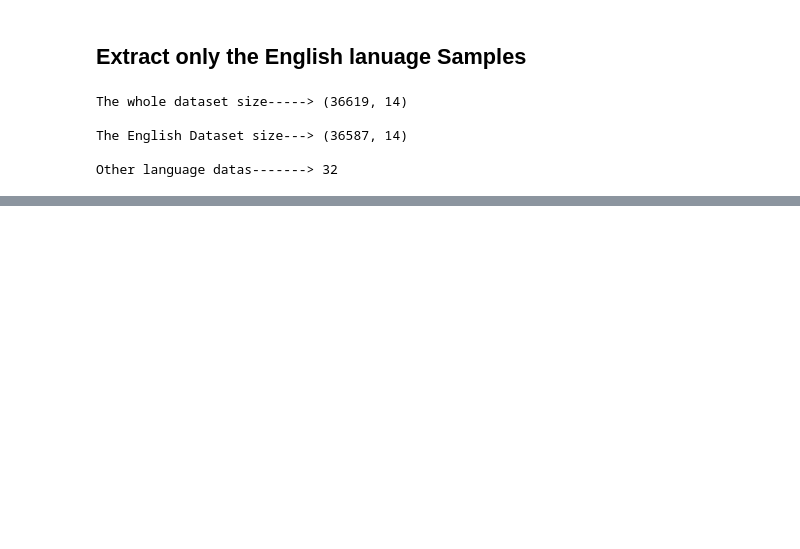
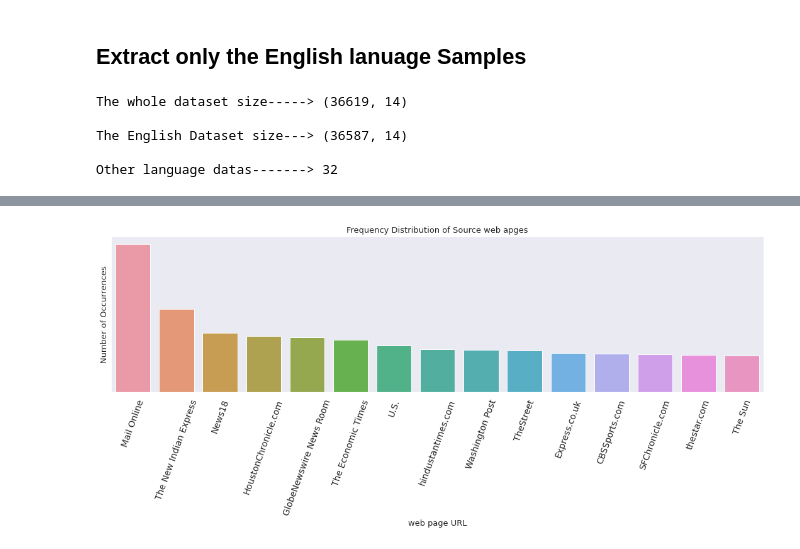
Before and after one commit to pavi-ninjaac/Specrom_Analysis, a Jupyter notebook: EDA.ipynb, the cells around one changed output, grey strips where cells are left out. Cells and saved outputs as stored; diff of their text form; code cells hidden in the pictures; blank space fills up the shorter version.

```diff
--- a/EDA.ipynb
+++ b/EDA.ipynb
@@ -161,0 +231,5 @@ English
+# %%
+# distribution of site names
+site_count = data['site_name'].value_counts()
+top_15_site_count = site_count[:15]
+top_15_site_count
@@ -161,0 +253,17 @@ English
+# %%
+f, axes = plt.subplots(1, 1, figsize=(15, 7), sharex=True)
+
+sns.set(style = 'darkgrid')
+sns.barplot(x=top_15_site_count.index , y = top_15_site_count.values , alpha=0.95)
+
+plt.title('Frequency Distribution of Source web apges', fontsize=13)
+plt.ylabel('Number of Occurrences', fontsize=13)
+plt.xlabel('web page URL', fontsize=13)
+
+plt.xticks(rotation=70,fontsize = 14)
+plt.yticks([])
+
+plt.tight_layout()
+plt.show()
+# %% [output]
+[figure, added]
```
Also changed, not shown: parts of 10 cells of this notebook.
